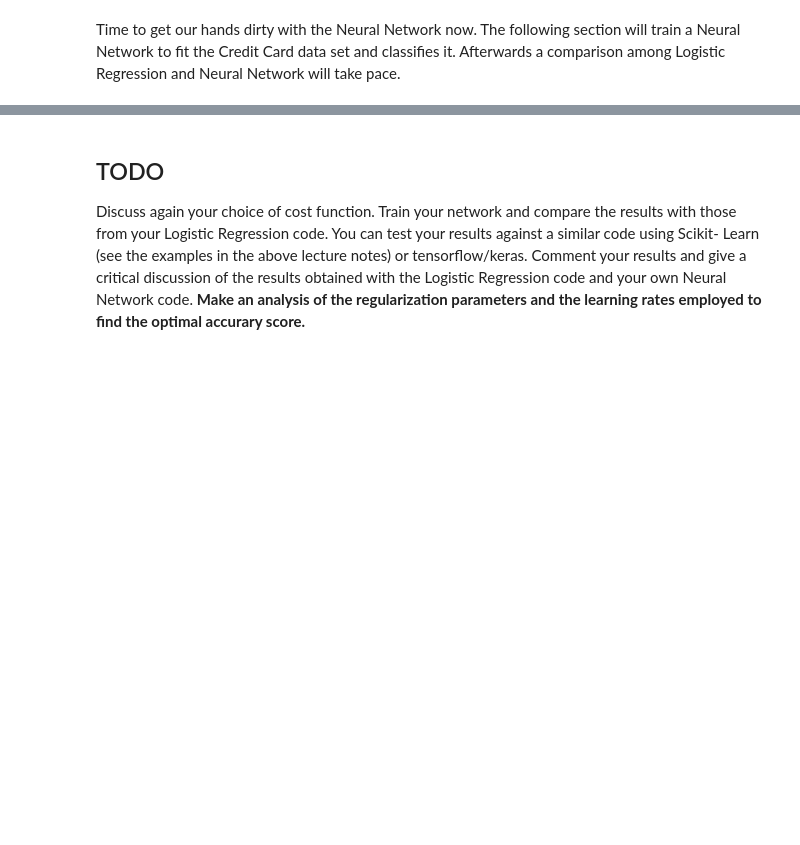
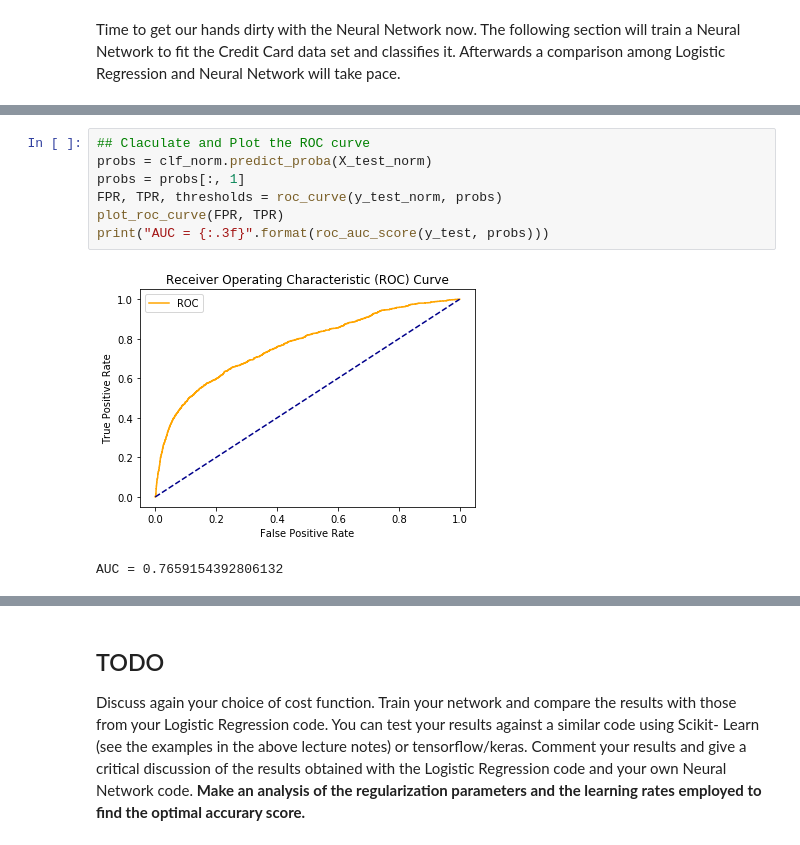
Before and after one commit to lenlehm/Classification-and-Regression, a Jupyter notebook: ClassificationAndRegression.ipynb, the cells around one changed output, grey strips where cells are left out. Drawn from its saved outputs; the diff is of its cells as text; blank space fills up the shorter version.

```diff
--- a/ClassificationAndRegression.ipynb
+++ b/ClassificationAndRegression.ipynb
@@ -631,0 +683,10 @@ Wall time: 1min 51s
+# %%
+## Claculate and Plot the ROC curve
+probs = clf_norm.predict_proba(X_test_norm)
+probs = probs[:, 1]
+FPR, TPR, thresholds = roc_curve(y_test_norm, probs)
+plot_roc_curve(FPR, TPR)
+print("AUC = {:.3f}".format(roc_auc_score(y_test, probs)))
+# %% [output]
+[figure, added]
+AUC = 0.7659154392806132
```
Also changed, not shown: parts of 42 cells of this notebook.
